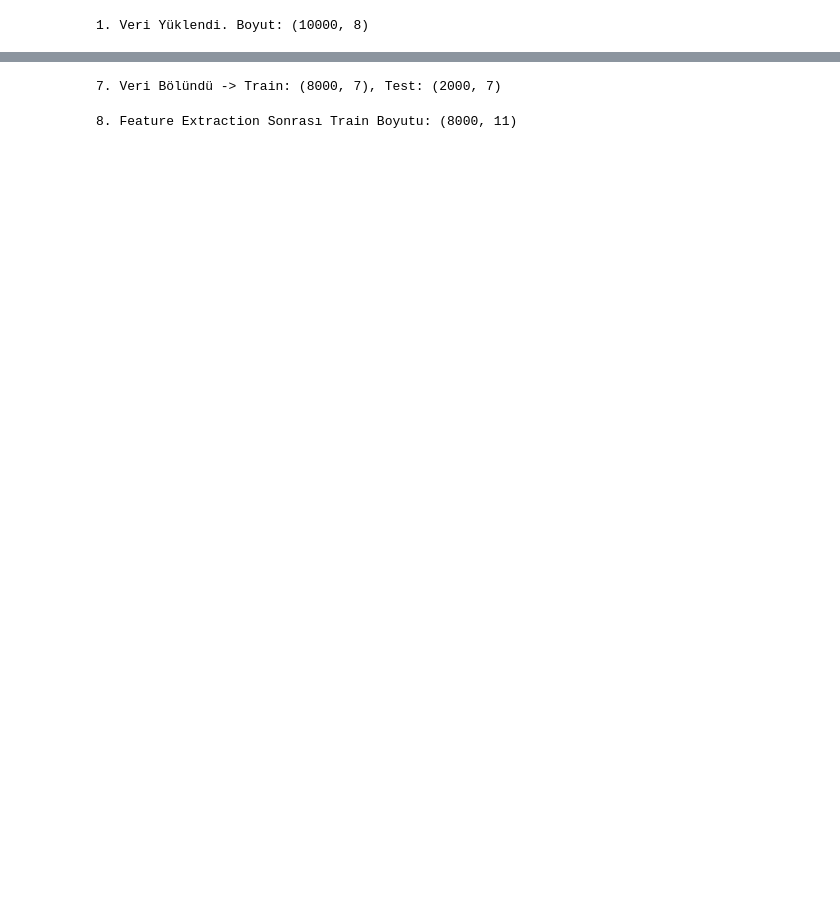
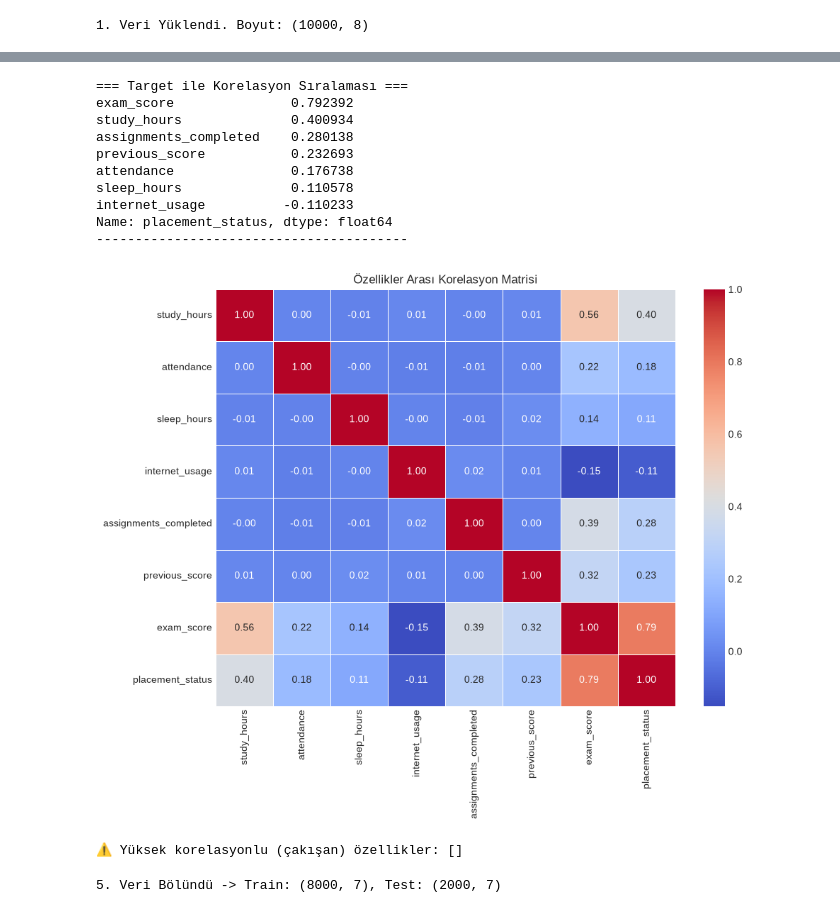
Before and after one commit to JibrilGY/FastApiProject, a Jupyter notebook: data_analysis/student_analysis.ipynb, the cells around one changed output, grey strips where cells are left out. Cells and saved outputs as stored; diff of their text form; code cells hidden in the pictures; blank space fills up the shorter version.

Commit message:
Final version of Random Forest

```diff
--- a/data_analysis/student_analysis.ipynb
+++ b/data_analysis/student_analysis.ipynb
@@ -74,51 +67,25 @@ Passing `palette` without assigning `hue` is deprecated and will be removed in v
 # %%
-# --- 6. Train Test Split ---
-X = df.drop(columns=["placement_status"])
-y = df["placement_status"]
-
-X_train, X_test, y_train, y_test = train_test_split(
-    X, y, test_size=0.2, random_state=42, stratify=y
-)
-print(f"\n7. Veri Bölündü -> Train: {X_train.shape}, Test: {X_test.shape}")
+# --- 4. Coefficient ve Correlation Eğrileri + Target İlişkisi ---
+target_corr, to_drop = analyze_feature_correlations(df, target_col="placement_status")
 # %% [output]
-7. Veri Bölündü -> Train: (8000, 7), Test: (2000, 7)
+=== Target ile Korelasyon Sıralaması ===
+exam_score               0.792392
+study_hours              0.400934
+assignments_completed    0.280138
+previous_score           0.232693
+attendance               0.176738
+sleep_hours              0.110578
+internet_usage          -0.110233
+Name: placement_status, dtype: float64
+----------------------------------------
+[figure, added]
+⚠️ Yüksek korelasyonlu (çakışan) özellikler: []
 # %%
-# --- 7. Feature Extraction ---
-def extract_features(data):
-    df_feat = data.copy()
-
-    # 1. Sınav Gelişim Farkı
-    if "exam_score" in df_feat.columns and "previous_score" in df_feat.columns:
-        df_feat["score_diff"] = df_feat["exam_score"] - df_feat["previous_score"]
-
-    # 2. Çalışma Verimliliği
-    if "exam_score" in df_feat.columns and "study_hours" in df_feat.columns:
-        df_feat["study_efficiency"] = df_feat["exam_score"] / (
-            df_feat["study_hours"] + 1
-        )
-
-    # 3. Yaşam Dengesi Oranı
-    if "sleep_hours" in df_feat.columns and "study_hours" in df_feat.columns:
-        df_feat["rest_study_ratio"] = df_feat["sleep_hours"] / (
-            df_feat["study_hours"] + 1
-        )
-
-    # 4. Toplam Efor İndeksi
-    if all(
-        col in df_feat.columns
-        for col in ["study_hours", "assignments_completed", "attendance"]
-    ):
-        df_feat["effort_score"] = (
-            df_feat["study_hours"]
-            + df_feat["assignments_completed"]
-            + (df_feat["attendance"] / 10)
-        )
-
-    return df_feat
-
-X_train_extracted = extract_features(X_train)
-X_test_extracted = extract_features(X_test)
-print(f"8. Feature Extraction Sonrası Train Boyutu: {X_train_extracted.shape}")
+# --- 5. Verinin Eğitim ve Test Olarak Ayrılması ---
+X = df.drop(columns=["placement_status"])
+y = df["placement_status"]
+X_train, X_test, y_train, y_test = train_test_split(X, y, test_size=0.2, random_state=42, stratify=y)
+print(f"\n5. Veri Bölündü -> Train: {X_train.shape}, Test: {X_test.shape}")
 # %% [output]
-8. Feature Extraction Sonrası Train Boyutu: (8000, 11)
+5. Veri Bölündü -> Train: (8000, 7), Test: (2000, 7)
 # %%
```
Also changed, not shown: parts of 10 cells of this notebook, 24 other files.
